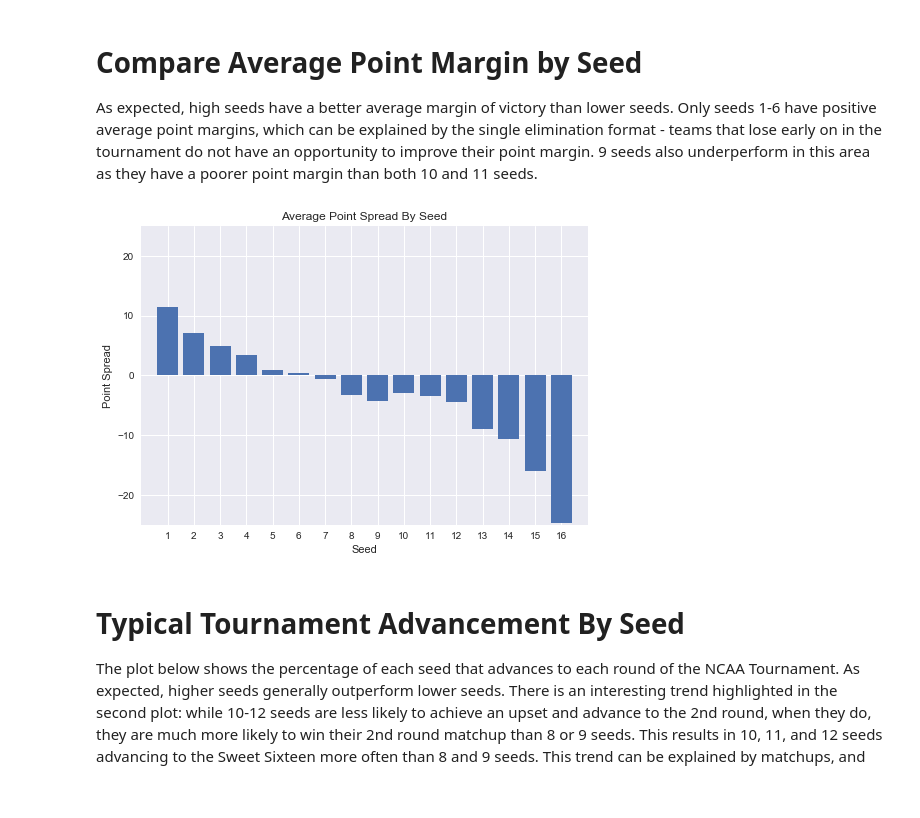
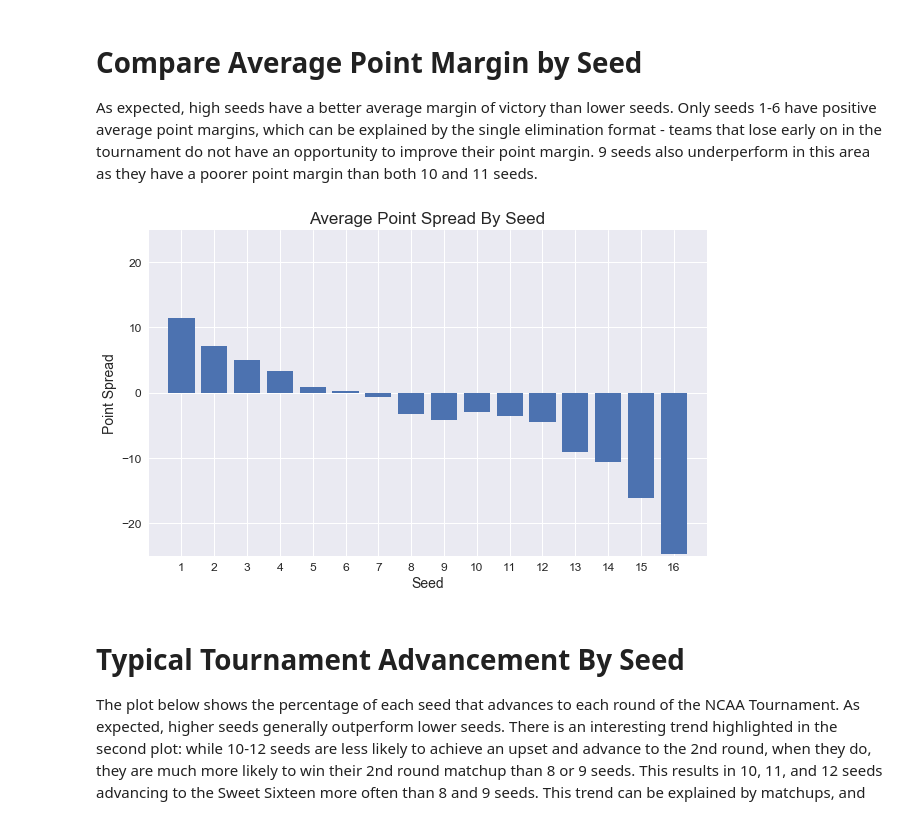
Before and after one commit to mmclaughlin87/march-madness-historical-perfomance, a Jupyter notebook: march_madness_analysis.ipynb, the cells around one changed output. Cells and saved outputs as stored; diff of their text form; code cells hidden in the pictures.

```diff
--- a/march_madness_analysis.ipynb
+++ b/march_madness_analysis.ipynb
@@ -136,17 +142,19 @@ plt.show()
 As expected, high seeds have a better average margin of victory than lower seeds. Only seeds 1-6 have positive average point margins, which can be explained by the single elimination format - teams that lose early on in the tournament do not have an opportunity to improve their point margin. 9 seeds also underperform in this area as they have a poorer point margin than both 10 and 11 seeds.
 # %%
 # average point spread by seed
+plt.figure(figsize=(10,6))
 plt.bar(seed_summaries.index, seed_summaries["Average Point Spread"])
 tick_locations = seed_summaries.index
-plt.title("Average Point Spread By Seed")
-plt.ylabel("Point Spread")
-plt.xlabel("Seed")
-plt.xticks(tick_locations, seed_summaries.index)
+plt.title("Average Point Spread By Seed", fontsize=17)
+plt.ylabel("Point Spread", fontsize=14)
+plt.xlabel("Seed", fontsize=14)
+plt.xticks(tick_locations, seed_summaries.index, fontsize=12)
+plt.yticks(fontsize=12)
 plt.ylim(-25,25)
 plt.xlim(0,17)
 plt.show()
 # %% [output]
-[figure, old version]
+[figure, new version]
 # %% [markdown]
 # Typical Tournament Advancement By Seed
 
```
Also changed, not shown: parts of 12 cells of this notebook, 1 other file.
